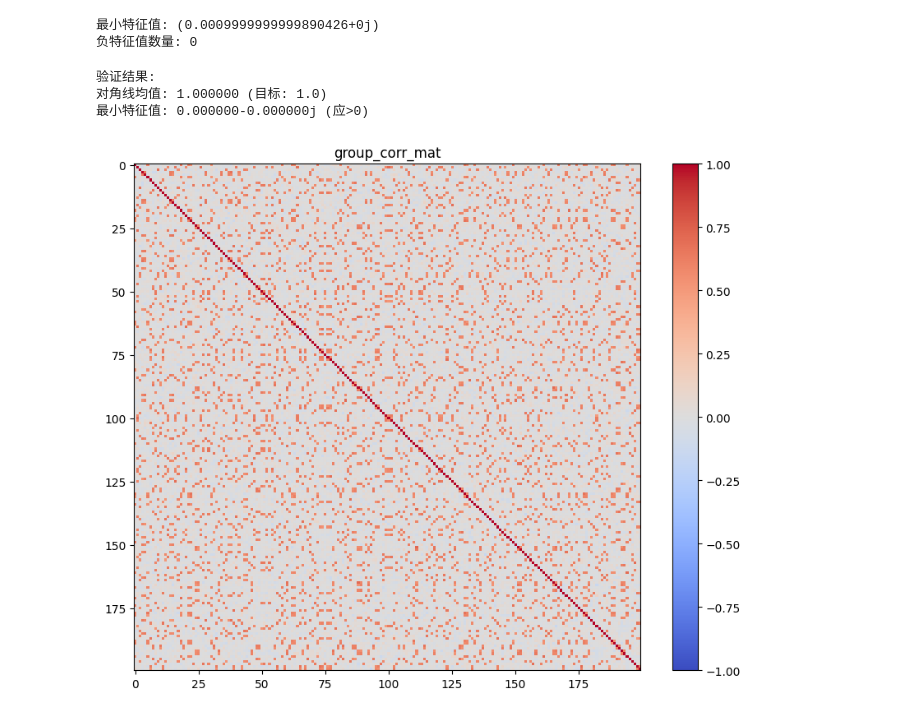
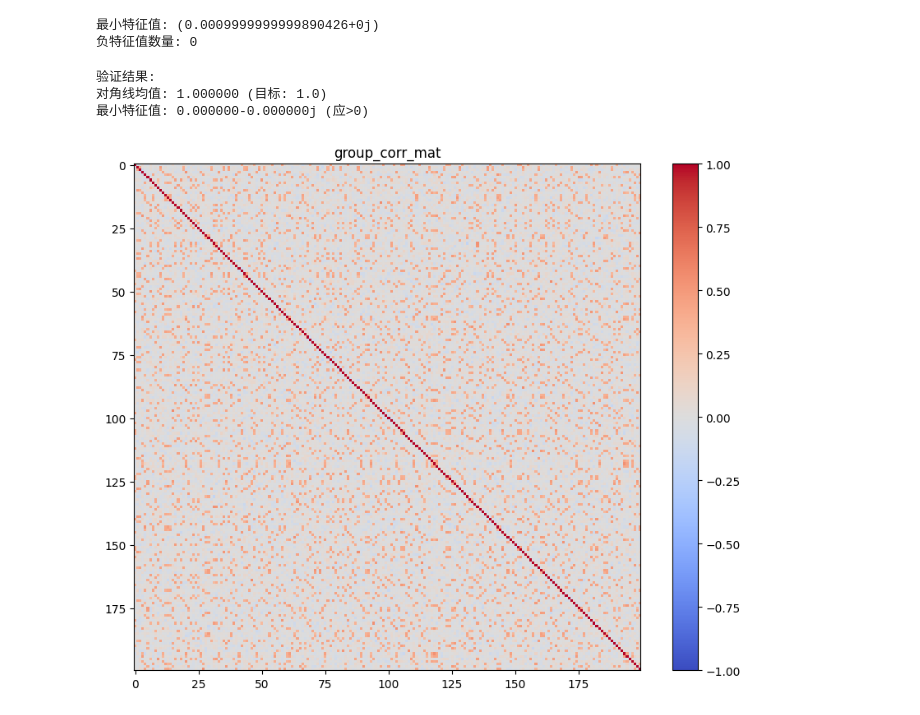
Before and after one commit to Silver439/Pilot, a Jupyter notebook: Data_generate/Bestcase_200.ipynb, the cells around one changed output. Drawn from its saved outputs; the diff is of its cells as text; code cells hidden in the pictures.

```diff
--- a/Data_generate/Bestcase_200.ipynb
+++ b/Data_generate/Bestcase_200.ipynb
@@ -133,7 +133,7 @@ import matplotlib.pyplot as plt
 
 # 初始化参数
 n_points = 200
-within_group_mean = 0.8
+within_group_mean = 0.5
 between_group_mean = 0.0
 noise_std = 0.1
 
@@ -160,34 +160,34 @@ def build_correlation_matrix(group_labels):
         eigvals, eigvecs = np.linalg.eigh(matrix)
         eigvals = np.maximum(eigvals, 1e-8)
         return eigvecs @ np.diag(eigvals) @ eigvecs.T
 
 
     for _ in range(10):
         corr_matrix = project_to_pd(corr_matrix)
         # 重新标准化对角线
         diag_scaling = np.diag(1/np.sqrt(np.diag(corr_matrix)))
         corr_matrix = diag_scaling @ corr_matrix @ diag_scaling
 
     return corr_matrix
 
 corr_matrix = build_correlation_matrix(group_labels)
 
 # 验证矩阵性质
 print("验证结果:")
 print(f"对角线均值: {np.mean(np.diag(corr_matrix)):.6f} (目标: 1.0)")
 print(f"最小特征值: {np.min(np.linalg.eigvals(corr_matrix)):.6f} (应>0)")
 
 # 可视化矩阵
 plt.figure(figsize=(10,8))
 plt.imshow(corr_matrix, cmap='coolwarm', vmin=-1, vmax=1)
 plt.colorbar()
 plt.title("group_corr_mat")
 plt.show()
 # %% [output]
 验证结果:
 对角线均值: 1.000000 (目标: 1.0)
 最小特征值: 0.000000-0.000000j (应>0)
-[figure, old version]
+[figure, new version]
 # %%
 group_labels+1
 # %% [output]
```
Also changed, not shown: parts of 3 cells of this notebook, 20 other files.
